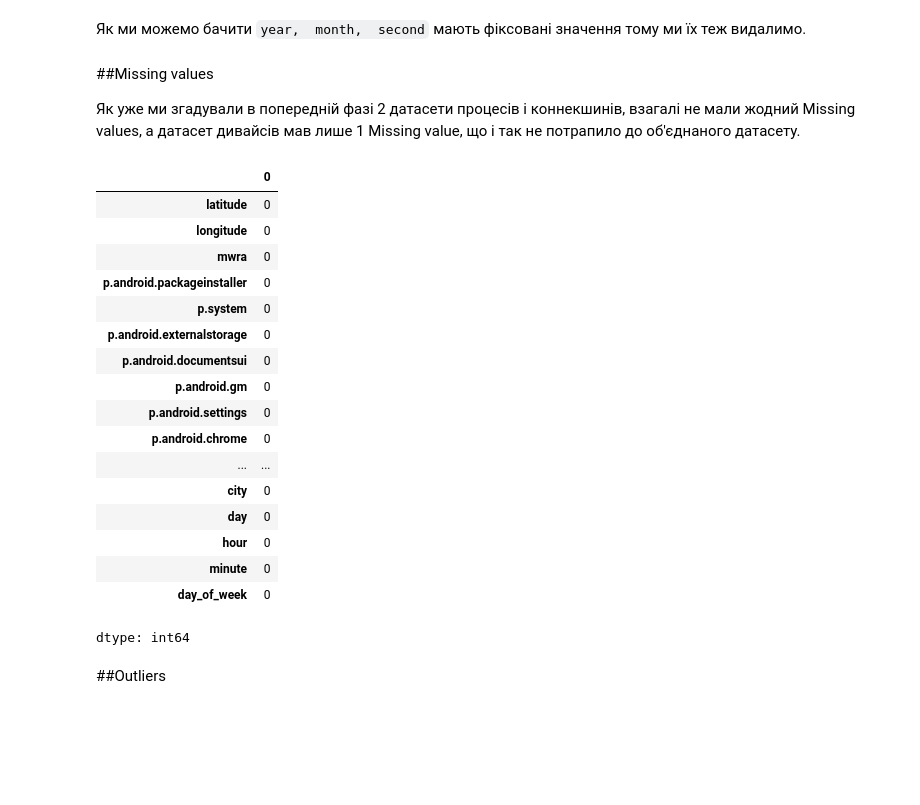
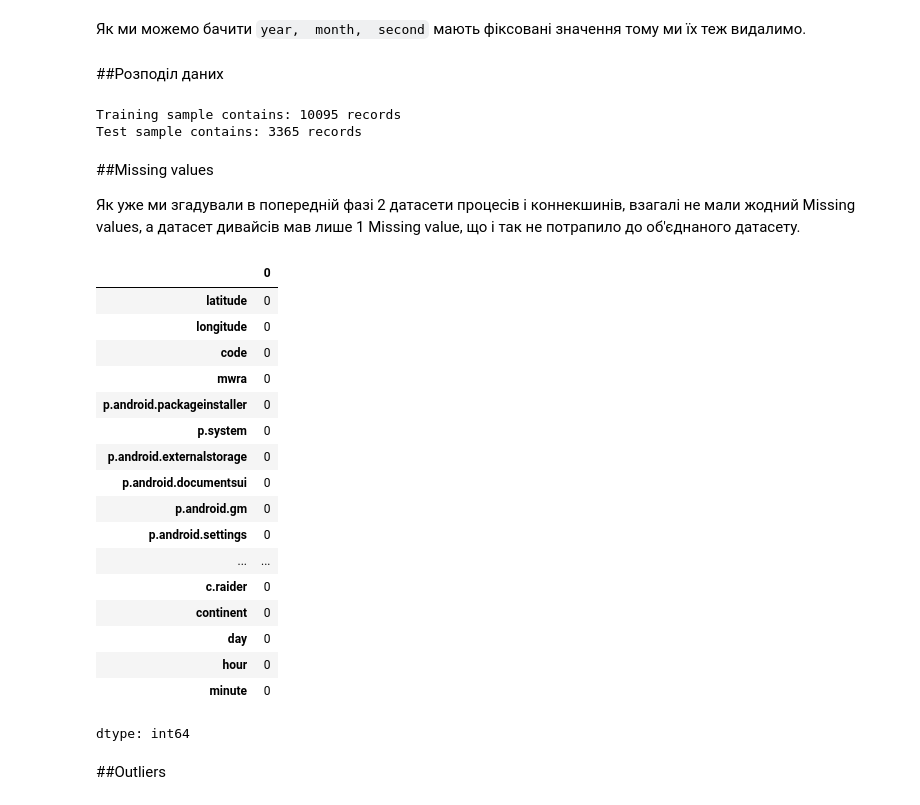
Before and after one commit to myrres0/IAU-2024, a Jupyter notebook: phase-2-oleh.ipynb, the cells around one changed output. Saved outputs shown, nothing was run; the diff lists cells and outputs as text; code cells hidden in the pictures; blank space fills up the shorter version.

```diff
--- a/phase-2-oleh.ipynb
+++ b/phase-2-oleh.ipynb
@@ -108,7 +108,7 @@ memory usage: 4.5+ MB
 
 Тому ці атрибути ми просто видалимо.
 # %%
-merged_data = merged_data.drop(['store_name', 'code', 'city','imei'], axis=1)
+merged_data = merged_data.drop(['store_name', 'city','imei'], axis=1)
 # %% [markdown]
 Атрибути `"continent"` та `"ts"` ми ж все ж перетворимо у числові значення.
 # %% [markdown]
@@ -151,7 +151,6 @@ merged_data['day'] = merged_data['ts'].dt.day
 merged_data['hour'] = merged_data['ts'].dt.hour
 merged_data['minute'] = merged_data['ts'].dt.minute
 merged_data['second'] = merged_data['ts'].dt.second
-merged_data['day_of_week'] = merged_data['ts'].dt.dayofweek
 
 merged_data = merged_data.drop(['ts'], axis=1)
 merged_data.head()
@@ -172,18 +171,30 @@ merged_data[['year', 'month','second']].value_counts()
 dtype: int64
 # %% [markdown]
 Як ми можемо бачити `year,	month,	second` мають фіксовані значення тому ми їх теж видалимо.
+# %% [markdown]
+##Розподіл даних
 # %%
 merged_data = merged_data.drop(['year', 'month','second'], axis=1)
+# %%
+train_data, test_data = train_test_split(merged_data, test_size=0.25)
+print('Training sample contains: '+ str(len(train_data))+' records')
+print('Test sample contains: '+ str(len(test_data))+' records')
+train_data.to_csv('train_data_before.csv')
+test_data.to_csv('test_data_before.csv')
+# %% [output]
+Training sample contains: 10095 records
+Test sample contains: 3365 records
 # %% [markdown]
 ##Missing values
 
 Як уже ми згадували в попередній фазі 2 датасети процесів і коннекшинів, взагалі не мали жодний Missing values, а датасет дивайсів мав лише 1 Missing value, що і так не потрапило до об'єднаного датасету.
 # %%
-merged_data.isnull().sum()
+train_data.isnull().sum()
 # %% [output]
 |  | 0 |
 | latitude | 0 |
 | longitude | 0 |
+| code | 0 |
 | mwra | 0 |
 | p.android.packageinstaller | 0 |
 | p.system | 0 |
@@ -191,13 +202,12 @@ merged_data.isnull().sum()
 | p.android.documentsui | 0 |
 | p.android.gm | 0 |
 | p.android.settings | 0 |
-| p.android.chrome | 0 |
 | ... | ... |
-| city | 0 |
+| c.raider | 0 |
+| continent | 0 |
 | day | 0 |
 | hour | 0 |
 | minute | 0 |
-| day_of_week | 0 |
 dtype: int64
 # %% [markdown]
 ##Outliers
```
Also changed, not shown: parts of 9 cells of this notebook.
